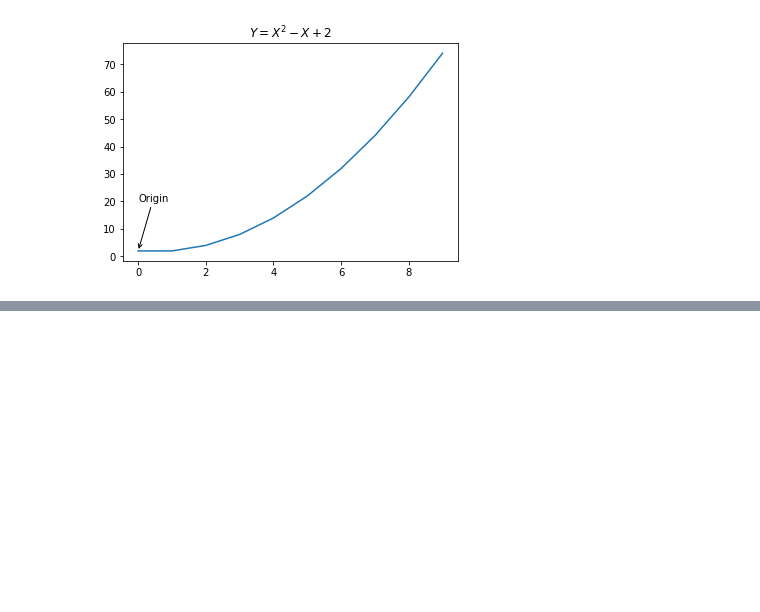
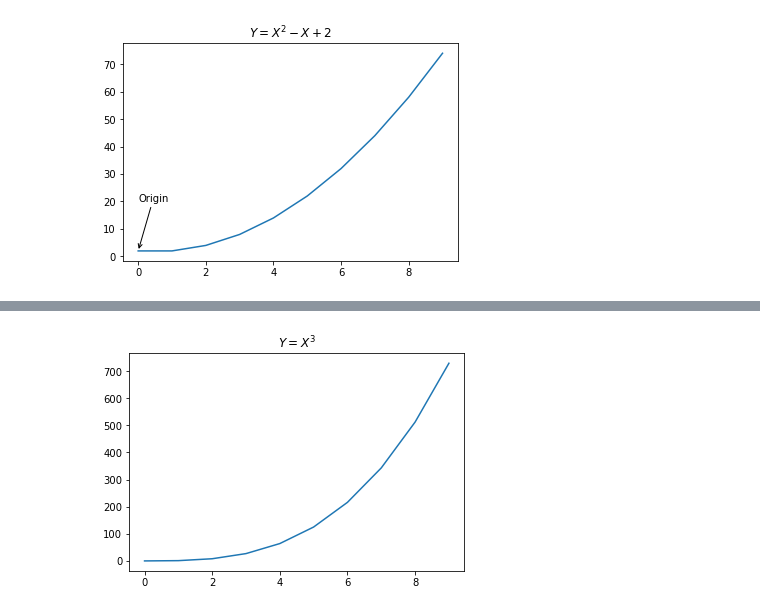
Before and after one commit to CSolitaire/numpy-pandas-visualization-exercises, a Jupyter notebook: matplotlib_exercises.ipynb, the cells around one changed output, grey strips where cells are left out. Cells and saved outputs as stored; diff of their text form; code cells hidden in the pictures; blank space fills up the shorter version.

```diff
--- a/matplotlib_exercises.ipynb
+++ b/matplotlib_exercises.ipynb
@@ -14 +22,9 @@ plt.show()
+# %%
+x = np.array(range(10))
+y = (x ** 3)
+plt.title ('$Y=X^3$')
+plt.plot(y)
+plt.show()
+# %% [output]
+[figure, added]
 # %%
```
Also changed, not shown: parts of 4 cells of this notebook.
